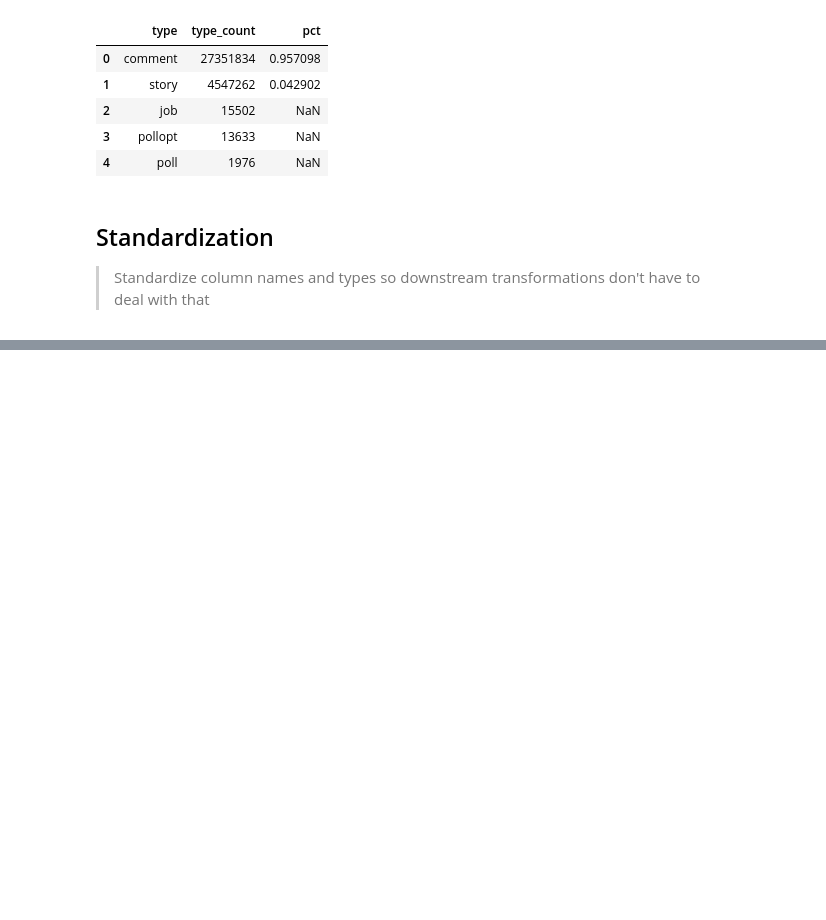
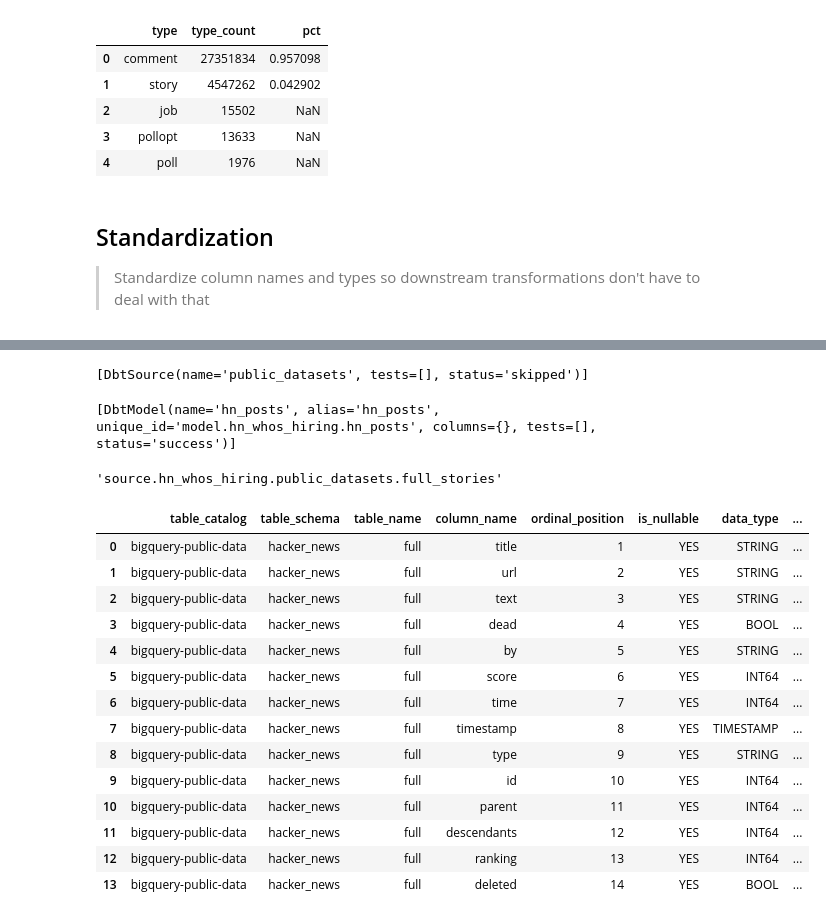
Before and after one commit to butchland/hn_whos_hiring, a Jupyter notebook: notebooks/analysis.ipynb, the cells around one changed output, grey strips where cells are left out. Saved outputs shown, nothing was run; the diff lists cells and outputs as text; code cells hidden in the pictures; blank space fills up the shorter version.

```diff
--- a/notebooks/analysis.ipynb
+++ b/notebooks/analysis.ipynb
@@ -197,0 +263,3 @@ order by timestamp desc
+# %%
+project_dir = '../hn_whos_hiring'
+profiles_dir = '~/.dbt'
@@ -197,0 +268,2 @@ order by timestamp desc
+# %%
+source = faldbt.sources[0]
@@ -197,0 +275,67 @@ order by timestamp desc
+# %%
+from fal import FalDbt
+import faldbt.lib as fallib
+
+def get_schema(source_or_model, project_dir, profiles_dir):
+    node = source.node
+    faldbt = FalDbt(project_dir,profiles_dir)
+
+    adapter = fallib._get_adapter(faldbt.project_dir,faldbt.profiles_dir,faldbt._profile_target)
+
+    # adapter.type() == 'bigquery'
+    if adapter.type() != 'bigquery':
+        raise NotImplementError('No support yet for any other adapter except BigQuery')
+        return None
+
+    relation = fallib._get_target_relation(source_or_model.node, faldbt.project_dir,faldbt.profiles_dir,profile_target=faldbt._profile_target)
+
+    info_schema = relation.information_schema()
+
+    column_schema = info_schema.from_relation(relation,'COLUMNS')
+
+    column_table = column_schema.render()
+
+    table_name = relation.table
+
+    fetch_schema_sql = f'''
+    with schema_columns as
+    ( select *
+    from {column_table}
+    where table_name = '{table_name}'
+    )
+    select *
+    from schema_columns
+    '''
+
+    _, result = fallib._execute_sql(project_dir, profiles_dir, fetch_schema_sql, faldbt._profile_target)
+    return result
+# %%
+faldbt.list_sources()
+# %% [output]
+[DbtSource(name='public_datasets', tests=[], status='skipped')]
+# %%
+faldbt.list_models()
+# %% [output]
+[DbtModel(name='hn_posts', alias='hn_posts', unique_id='model.hn_whos_hiring.hn_posts', columns={}, tests=[], status='success')]
+# %%
+faldbt.list_sources()[0].unique_id
+# %% [output]
+'source.hn_whos_hiring.public_datasets.full_stories'
+# %%
+get_schema(faldbt.list_sources()[0],faldbt.project_dir, faldbt.profiles_dir)
+# %% [output]
+|  | table_catalog | table_schema | table_name | column_name | ordinal_position | is_nullable | data_type | ... |
+| 0 | bigquery-public-data | hacker_news | full | title | 1 | YES | STRING | ... |
+| 1 | bigquery-public-data | hacker_news | full | url | 2 | YES | STRING | ... |
+| 2 | bigquery-public-data | hacker_news | full | text | 3 | YES | STRING | ... |
+| 3 | bigquery-public-data | hacker_news | full | dead | 4 | YES | BOOL | ... |
+| 4 | bigquery-public-data | hacker_news | full | by | 5 | YES | STRING | ... |
+| 5 | bigquery-public-data | hacker_news | full | score | 6 | YES | INT64 | ... |
+| 6 | bigquery-public-data | hacker_news | full | time | 7 | YES | INT64 | ... |
+| 7 | bigquery-public-data | hacker_news | full | timestamp | 8 | YES | TIMESTAMP | ... |
+| 8 | bigquery-public-data | hacker_news | full | type | 9 | YES | STRING | ... |
+| 9 | bigquery-public-data | hacker_news | full | id | 10 | YES | INT64 | ... |
+| 10 | bigquery-public-data | hacker_news | full | parent | 11 | YES | INT64 | ... |
+| 11 | bigquery-public-data | hacker_news | full | descendants | 12 | YES | INT64 | ... |
+| 12 | bigquery-public-data | hacker_news | full | ranking | 13 | YES | INT64 | ... |
+| 13 | bigquery-public-data | hacker_news | full | deleted | 14 | YES | BOOL | ... |
```
Also changed, not shown: parts of 18 cells of this notebook, 3 other files.
